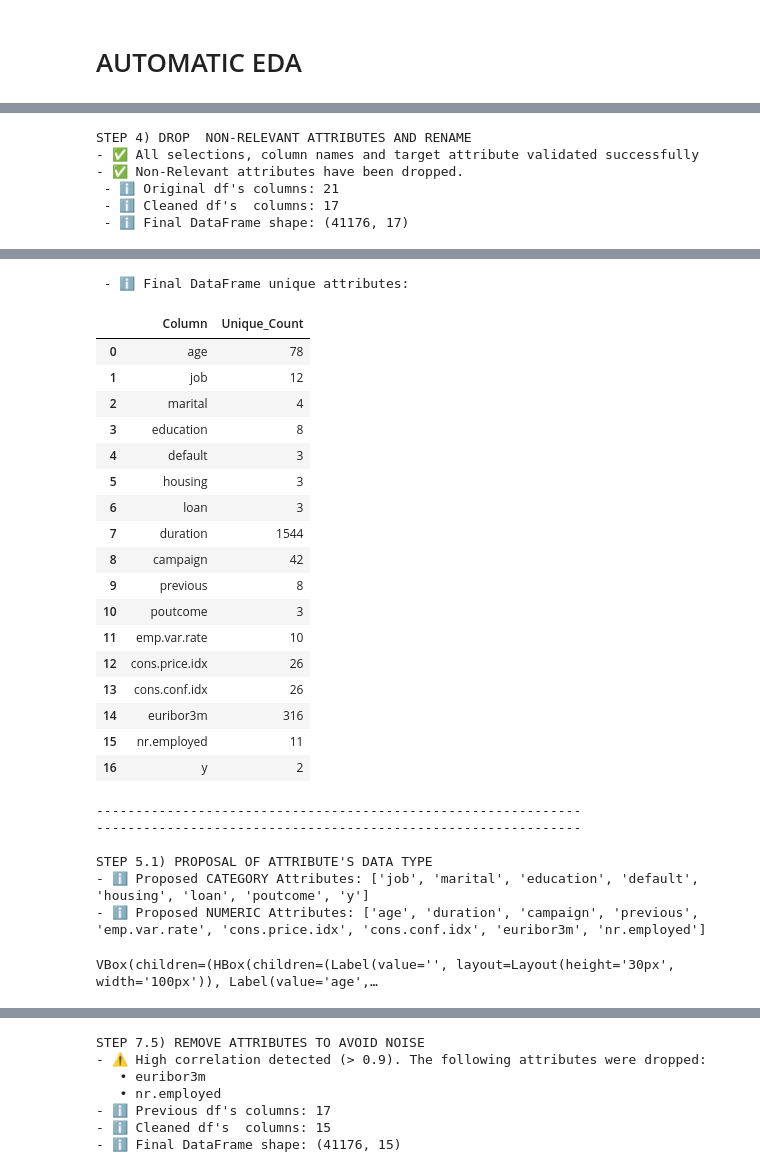
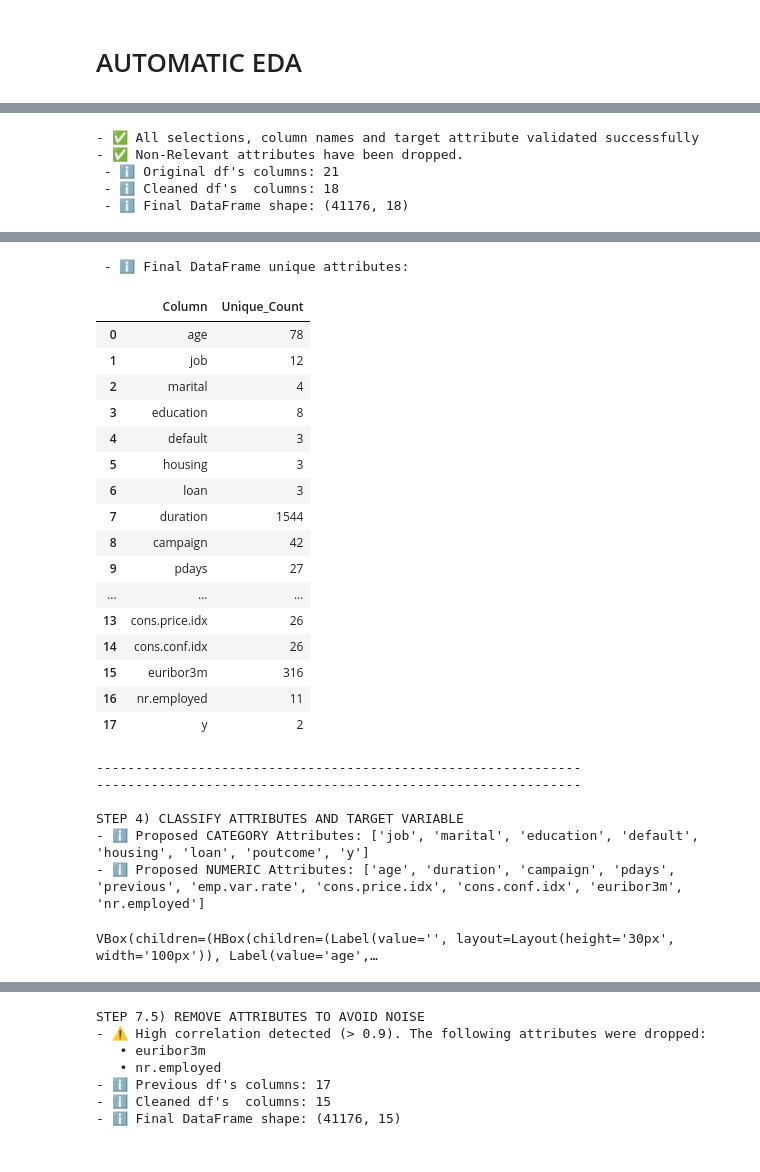
Before and after one commit to cbadil12/logistic-regression-project, a Jupyter notebook: src/automatic_EDA.ipynb, the cells around one changed output, grey strips where cells are left out. Cells and saved outputs as stored; diff of their text form; code cells hidden in the pictures.

Commit message:
feat: restructuring steps orders and plots

```diff
--- a/src/automatic_EDA.ipynb
+++ b/src/automatic_EDA.ipynb
@@ -289,14 +311,5 @@ STEP 3) SELECT RELEVANT ATTRIBUTES AND RENAME THEM FOR BETTER FITTING
 VBox(children=(HBox(children=(Label(value='', layout=Layout(height='30px', width='100px')), Label(value='col_0…
 # %%
-# STEP 4) DROP  NON-RELEVANT ATTRIBUTES AND RENAME
-print("STEP 4) DROP  NON-RELEVANT ATTRIBUTES AND RENAME")
-
-# Copy  of previous DataFrame
-df_S4 = df_S3.copy()
-
-# List of columns
-columns = df_S4.columns.tolist()
-
 # Validate box inputs
 for i in range(len(keep_col)):
     if  keep_col[i].value not in [True, False]:
@@ -332,10 +345,10 @@ for i in range(len(columns)):
     rename_dict[columns[i]] = col_name[i].value
 
 # Rename columns
-df_S4 = df_S4.rename(columns=rename_dict)
+df_S3 = df_S3.rename(columns=rename_dict)
 
 # List of columns
-columns = df_S4.columns.tolist()
+columns = df_S3.columns.tolist()
 
 # Select target attribute
 for i in range(len(target_var)):
@@ -343,39 +356,42 @@ for i in range(len(target_var)):
         y_var = columns[i]
 
 # Drop non-relevant columns
-df_S4=df_S4.loc[:, keep_mask]
+df_S3=df_S3.loc[:, keep_mask]
 
+# Print results
 print("- ✅ Non-Relevant attributes have been dropped.")
-print(f" - ℹ️ Original df's columns: {len(df_S3.columns)}")
-print(f" - ℹ️ Cleaned df's  columns: {len(df_S4.columns)}")
-print(f" - ℹ️ Final DataFrame shape: {df_S4.shape}")
-display(df_S4.head())
+print(f" - ℹ️ Original df's columns: {len(df_S2.columns)}")
+print(f" - ℹ️ Cleaned df's  columns: {len(df_S3.columns)}")
+print(f" - ℹ️ Final DataFrame shape: {df_S3.shape}")
+display(df_S3.head())
 
 # Count attributes
-df_S4_summary = pd.DataFrame({
-    "Column": df_S4.columns,
-    "Unique_Count": df_S4.nunique().values
+df_S3_summary = pd.DataFrame({
+    "Column": df_S3.columns,
+    "Unique_Count": df_S3.nunique().values
 })
 print(" - ℹ️ Final DataFrame unique attributes:")
-display(df_S4_summary)
+display(df_S3_summary)
 
 print("--------------------------------------------------------------\n--------------------------------------------------------------\n")
 
-# STEP 5.1) AUTOMATIC PROPOSAL OF ATTRIBUTE'S DATA TYPE
-print("STEP 5.1) PROPOSAL OF ATTRIBUTE'S DATA TYPE")
+# -------------------------------
+# STEP 4) CLASSIFY ATTRIBUTES AND TARGET VARIABLE
+# -------------------------------
+print("STEP 4) CLASSIFY ATTRIBUTES AND TARGET VARIABLE")
 
 # Copy  of previous DataFrame
-df_S5_1 = df_S4.copy()
+df_S4= df_S3.copy()
 
 # List of columns
-columns = df_S5_1.columns.tolist()
+columns = df_S4.columns.tolist()
 
 # Iterate through columns
 category_var_auto = []
 numeric_var_auto = []
-for col in df_S5_1.columns:
-    col_data = df_S5_1[col].dropna()
-    total_rows = len(df_S5_1)
+for col in df_S4.columns:
+    col_data = df_S4[col].dropna()
+    total_rows = len(df_S4)
 
     # Skip empty columns
     if total_rows == 0:
@@ -384,7 +400,7 @@ for col in df_S5_1.columns:
     # Define local variables for each loop
     unique_count = col_data.nunique()
     unique_ratio = unique_count / total_rows * 100
-    col_dtype = str(df_S5_1[col].dtype)
+    col_dtype = str(df_S4[col].dtype)
 
     # Case 1: text-based columns
     if col_dtype in ["object", "category"]:
@@ -471,9 +487,8 @@ scrollable_box.layout = widgets.Layout(
 
 display(scrollable_box)
 # %% [output]
-STEP 4) DROP  NON-RELEVANT ATTRIBUTES AND RENAME
 - ✅ All selections, column names and target attribute validated successfully
 - ✅ Non-Relevant attributes have been dropped.
  - ℹ️ Original df's columns: 21
- - ℹ️ Cleaned df's  columns: 17
- - ℹ️ Final DataFrame shape: (41176, 17)
+ - ℹ️ Cleaned df's  columns: 18
+ - ℹ️ Final DataFrame shape: (41176, 18)
@@ -486,27 +501,26 @@ STEP 4) DROP  NON-RELEVANT ATTRIBUTES AND RENAME
  - ℹ️ Final DataFrame unique attributes:
 |  | Column | Unique_Count |
 | 0 | age | 78 |
 | 1 | job | 12 |
 | 2 | marital | 4 |
 | 3 | education | 8 |
 | 4 | default | 3 |
 | 5 | housing | 3 |
 | 6 | loan | 3 |
 | 7 | duration | 1544 |
 | 8 | campaign | 42 |
-| 9 | previous | 8 |
-| 10 | poutcome | 3 |
-| 11 | emp.var.rate | 10 |
-| 12 | cons.price.idx | 26 |
-| 13 | cons.conf.idx | 26 |
-| 14 | euribor3m | 316 |
-| 15 | nr.employed | 11 |
-| 16 | y | 2 |
+| 9 | pdays | 27 |
+| ... | ... | ... |
+| 13 | cons.price.idx | 26 |
+| 14 | cons.conf.idx | 26 |
+| 15 | euribor3m | 316 |
+| 16 | nr.employed | 11 |
+| 17 | y | 2 |
 --------------------------------------------------------------
 --------------------------------------------------------------
 
-STEP 5.1) PROPOSAL OF ATTRIBUTE'S DATA TYPE
+STEP 4) CLASSIFY ATTRIBUTES AND TARGET VARIABLE
 - ℹ️ Proposed CATEGORY Attributes: ['job', 'marital', 'education', 'default', 'housing', 'loan', 'poutcome', 'y']
-- ℹ️ Proposed NUMERIC Attributes: ['age', 'duration', 'campaign', 'previous', 'emp.var.rate', 'cons.price.idx', 'cons.conf.idx', 'euribor3m', 'nr.employed']
+- ℹ️ Proposed NUMERIC Attributes: ['age', 'duration', 'campaign', 'pdays', 'previous', 'emp.var.rate', 'cons.price.idx', 'cons.conf.idx', 'euribor3m', 'nr.employed']
 VBox(children=(HBox(children=(Label(value='', layout=Layout(height='30px', width='100px')), Label(value='age',…
 # %%
```
Also changed, not shown: parts of 6 cells of this notebook, 1 other file.
